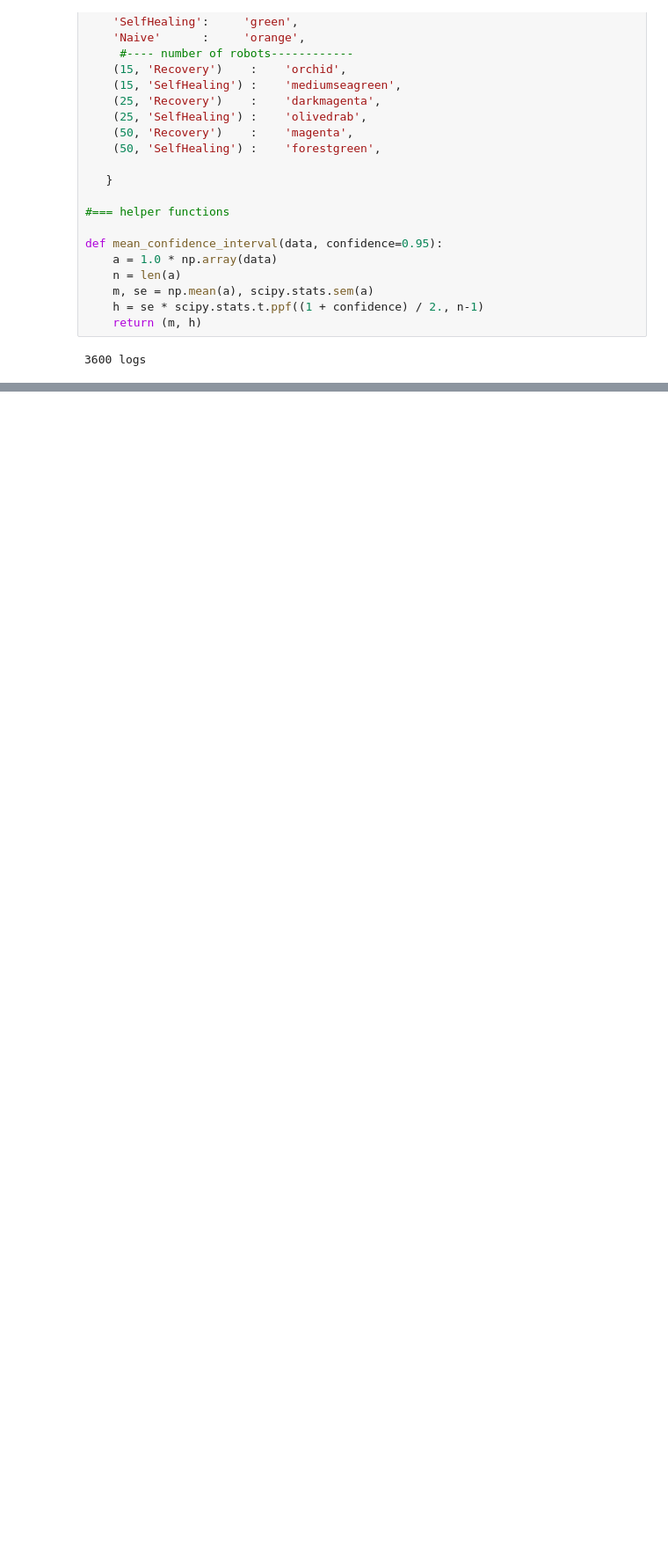
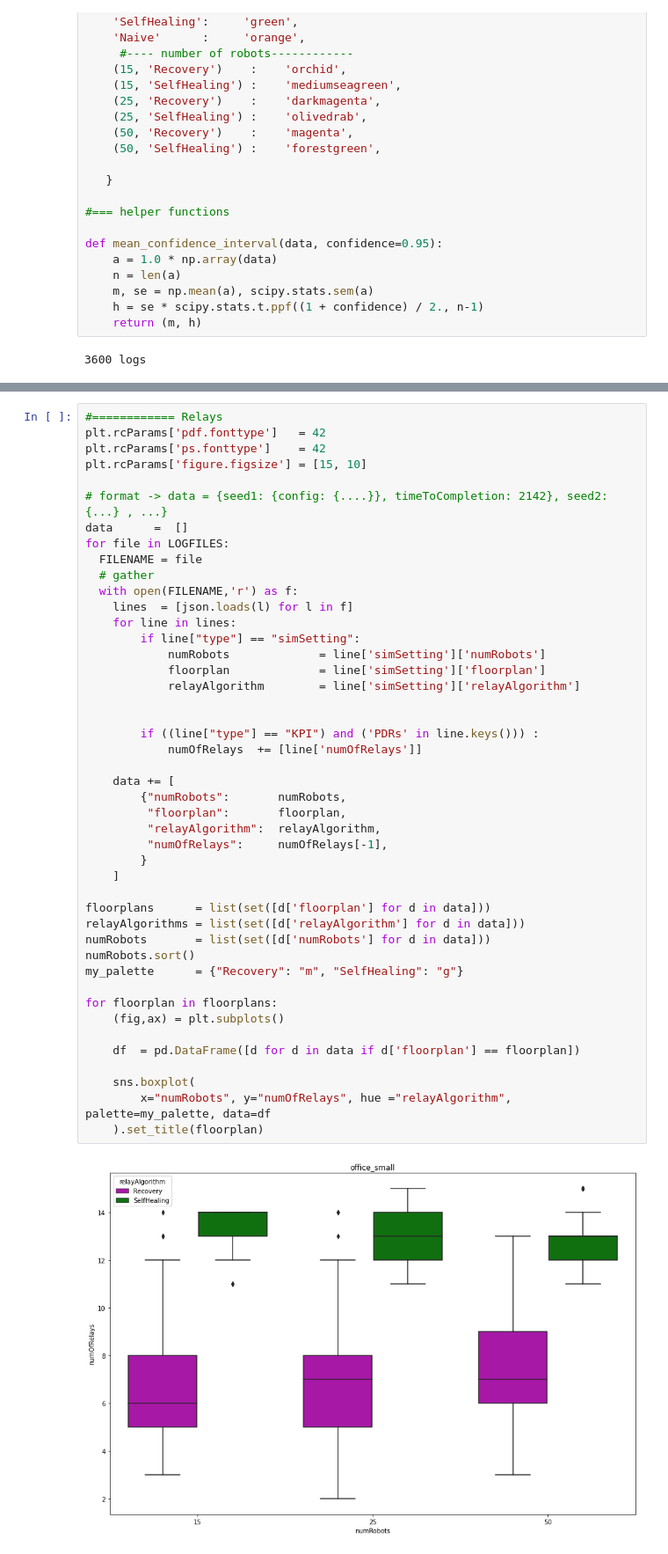
Before and after one commit to openwsn-berkeley/Atlas, a Jupyter notebook: AtlasAnalysis.ipynb, the cells around one changed output, grey strips where cells are left out. Shown at 88% size. Cells and saved outputs as stored; diff of their text form; blank space fills up the shorter version.

Commit message:
#247. updated  plots

```diff
--- a/AtlasAnalysis.ipynb
+++ b/AtlasAnalysis.ipynb
@@ -294,0 +295,47 @@ for floorplan in floorplans:
+# %%
+#============ Relays
+plt.rcParams['pdf.fonttype']   = 42
+plt.rcParams['ps.fonttype']    = 42
+plt.rcParams['figure.figsize'] = [15, 10]
+
+# format -> data = {seed1: {config: {....}}, timeToCompletion: 2142}, seed2: {...} , ...}
+data      =  []
+for file in LOGFILES:
+  FILENAME = file
+  # gather
+  with open(FILENAME,'r') as f:
+    lines  = [json.loads(l) for l in f]
+    for line in lines:
+        if line["type"] == "simSetting":
+            numRobots             = line['simSetting']['numRobots']
+            floorplan             = line['simSetting']['floorplan']
+            relayAlgorithm        = line['simSetting']['relayAlgorithm']
+
+
+        if ((line["type"] == "KPI") and ('PDRs' in line.keys())) :
+            numOfRelays  += [line['numOfRelays']]
+
+    data += [
+        {"numRobots":       numRobots,
+         "floorplan":       floorplan,
+         "relayAlgorithm":  relayAlgorithm,
+         "numOfRelays":     numOfRelays[-1],
+        }
+    ]
+
+floorplans      = list(set([d['floorplan'] for d in data]))
+relayAlgorithms = list(set([d['relayAlgorithm'] for d in data]))
+numRobots       = list(set([d['numRobots'] for d in data]))
+numRobots.sort()
+my_palette      = {"Recovery": "m", "SelfHealing": "g"}
+
+for floorplan in floorplans:
+    (fig,ax) = plt.subplots()
+
+    df  = pd.DataFrame([d for d in data if d['floorplan'] == floorplan])
+
+    sns.boxplot(
+        x="numRobots", y="numOfRelays", hue ="relayAlgorithm", palette=my_palette, data=df
+    ).set_title(floorplan)
+# %% [output]
+[figure, added]
```
Also changed, not shown: parts of 4 cells of this notebook, 2 other files.
